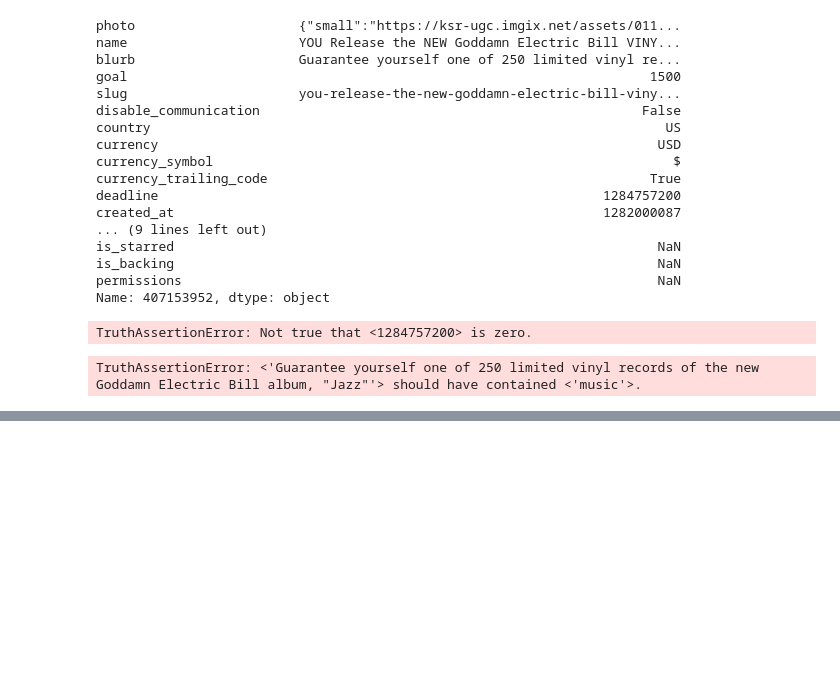
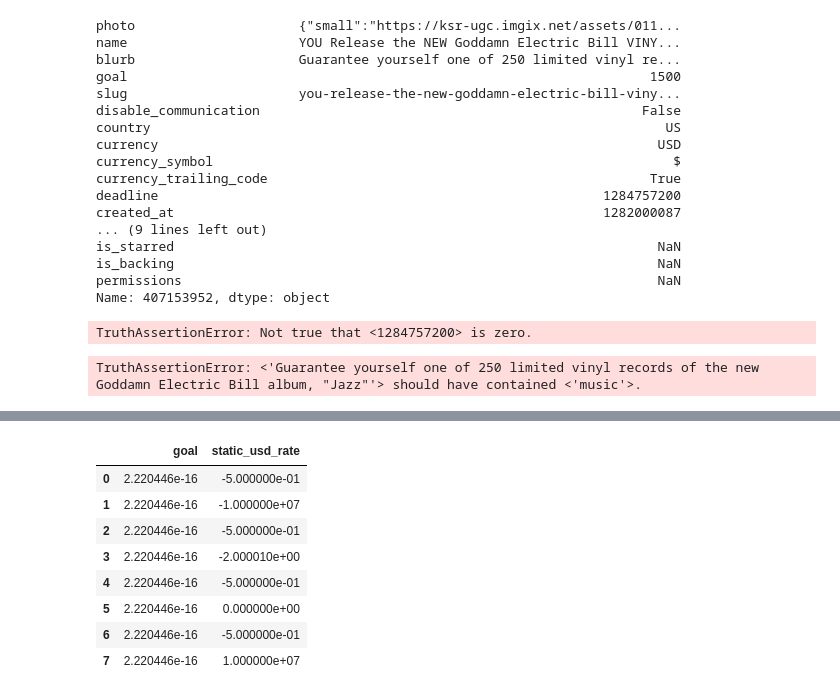
Before and after one commit to LuiGGi629/easy_to_maintain, a Jupyter notebook: easy.ipynb, the cells around one changed output, grey strips where cells are left out. Cells and saved outputs as stored; diff of their text form; code cells hidden in the pictures; blank space fills up the shorter version.

```diff
--- a/easy.ipynb
+++ b/easy.ipynb
@@ -207,0 +228,12 @@ AssertThat(data['blurb']).Contains('album')
+# %%
+data_frames([column('goal', dtype=float), column('static_usd_rate', dtype=float)]).example()
+# %% [output]
+|  | goal | static_usd_rate |
+| 0 | 2.220446e-16 | -5.000000e-01 |
+| 1 | 2.220446e-16 | -1.000000e+07 |
+| 2 | 2.220446e-16 | -5.000000e-01 |
+| 3 | 2.220446e-16 | -2.000010e+00 |
+| 4 | 2.220446e-16 | -5.000000e-01 |
+| 5 | 2.220446e-16 | 0.000000e+00 |
+| 6 | 2.220446e-16 | -5.000000e-01 |
+| 7 | 2.220446e-16 | 1.000000e+07 |
```
Also changed, not shown: parts of 6 cells of this notebook, 4 other files.
